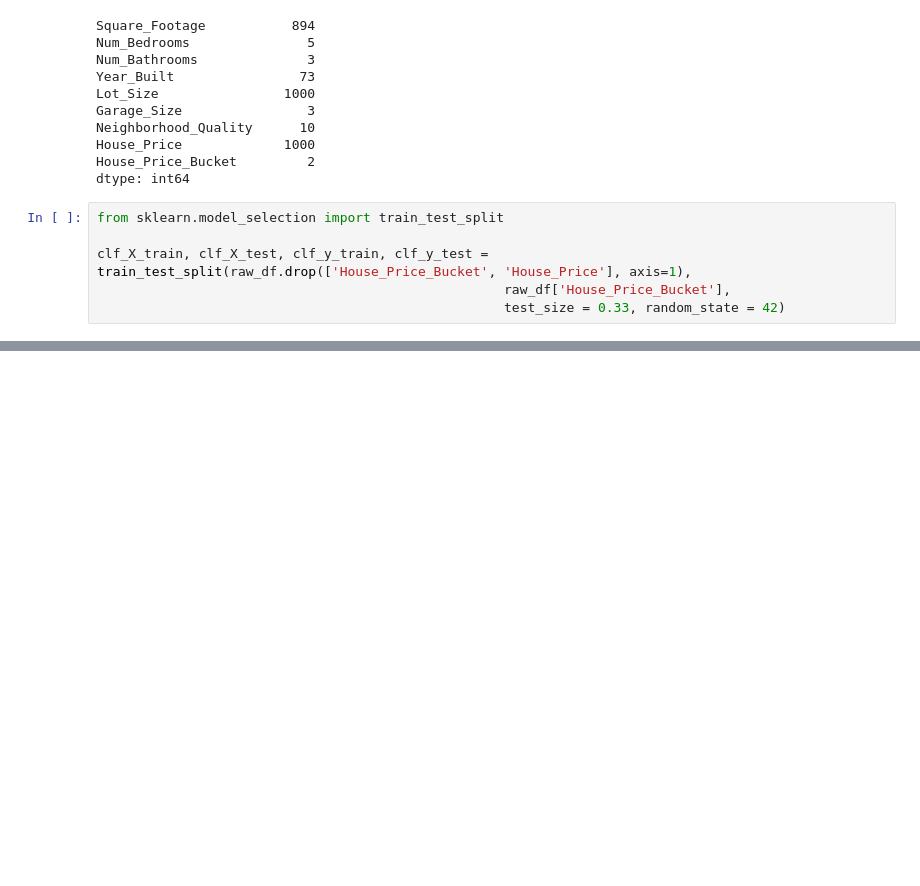
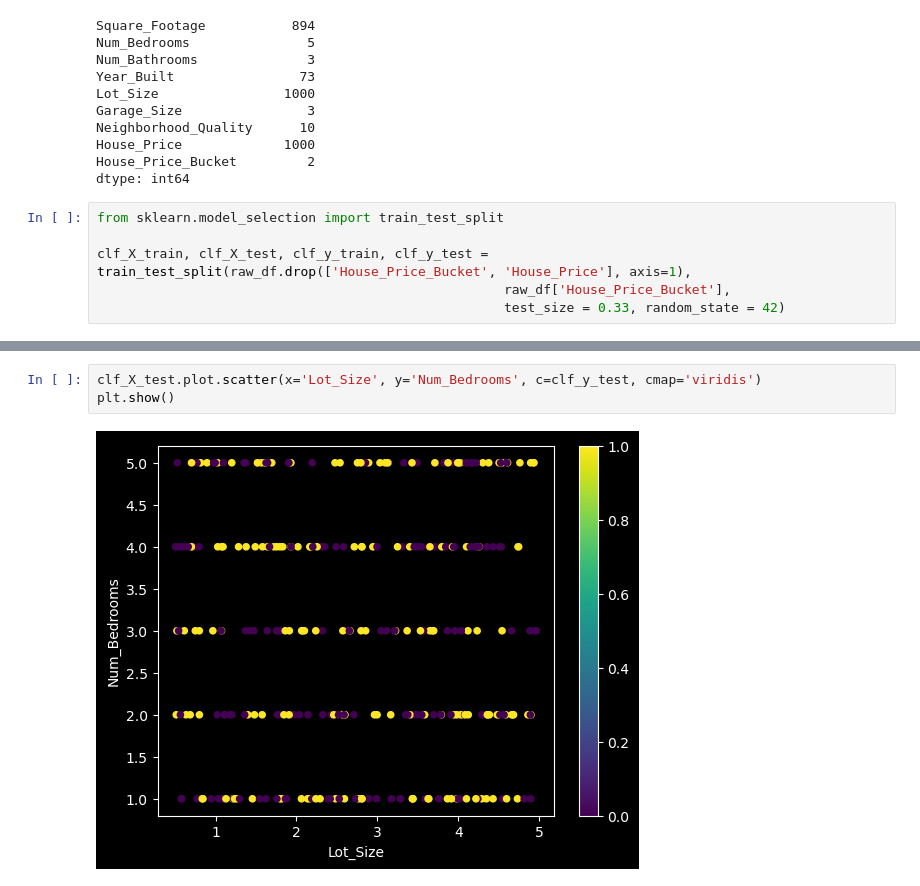
Before and after one commit to ZachParent/mai-pre-work, a Jupyter notebook: home_value_regression/home-values-collab.ipynb, the cells around one changed output, grey strips where cells are left out. Cells and saved outputs as stored; diff of their text form; blank space fills up the shorter version.

```diff
--- a/home_value_regression/home-values-collab.ipynb
+++ b/home_value_regression/home-values-collab.ipynb
@@ -99,0 +98,5 @@ TypeError: only length-1 arrays can be converted to Python scalars
+# %%
+clf_X_test.plot.scatter(x='Lot_Size', y='Num_Bedrooms', c=clf_y_test, cmap='viridis')
+plt.show()
+# %% [output]
+[figure, added]
```
Also changed, not shown: parts of 6 cells of this notebook.
